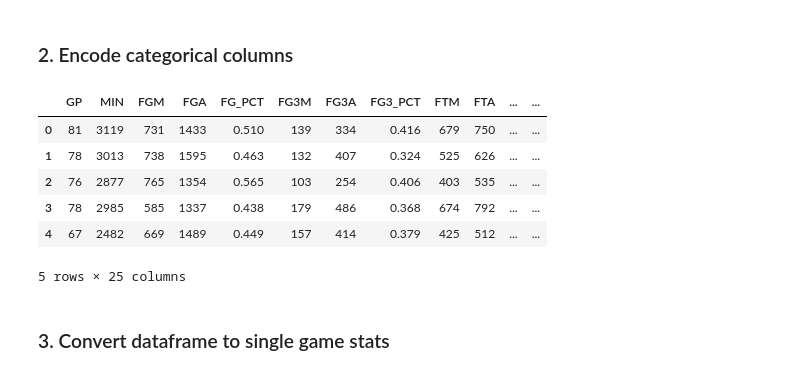
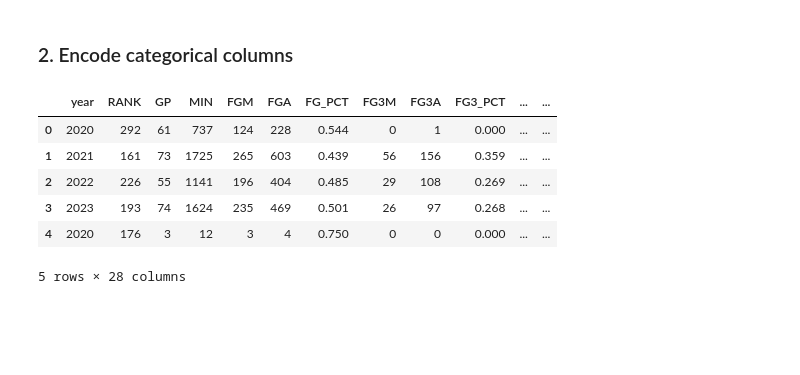
Before and after one commit to ncmoliver/NbaPerformanceFeedbackModel, a Jupyter notebook: analysis.ipynb, the cells around one changed output. Cells and saved outputs as stored; diff of their text form; code cells hidden in the pictures; blank space fills up the shorter version.

```diff
--- a/analysis.ipynb
+++ b/analysis.ipynb
@@ -17,3 +32,4 @@ playoff_data = pd.read_csv('data/Playoffs.csv')
 # %%
+player_position = player_position[['Player', 'Pos']]
 player_position.head()
 # %% [output]
@@ -26,9 +41,0 @@ player_position.head()
-# %%
-player_position = pd.read_csv('data/players.csv', encoding='ISO-8859-1', sep=';', usecols=[1, 2])
-
-# Rename the columns to 'Player' and 'Pos'
-player_position.columns = ['PLAYER', 'Pos']
-
-# Display the resulting DataFrame
-df = pd.DataFrame(player_position)
-df
@@ -77,0 +46,9 @@ display(playoff_data.tail())
+# %%
+# Split the column after the - to get the primary position of each player
+player_position['Pos'] = player_position['Pos'].str.split('-').str[0]
+# Remove the forward and guard position from the Pos row
+player_position = player_position[~player_position['Pos'].isin(['F', 'G'])]
+# Rename the player column to all caps for merge
+player_position = player_position.rename(columns={'Player' : 'PLAYER'})
+
+player_position.head()
@@ -106,5 +92,5 @@ combined_stats.head()
 # %%
-merged_df = pd.merge(df, combined_stats, on='PLAYER')
+merged_df = pd.merge(player_position, combined_stats, on='PLAYER')
 merged_df
 # %% [output]
 |  | PLAYER | Pos | year | Season_type | PLAYER_ID | RANK | TEAM_ID | TEAM | GP | MIN | ... |
@@ -130,30 +115,32 @@ array(['Kevin Durant', 'Kobe Bryant', 'LeBron James', ..., 'Dwayne Jones',
 # %%
 """
 Function Name: encode_categorical_columns
 
 Parameters: Takes in a dataframe
 
-Output: Converted dataframe, with dropped categorical columns, along with player and team mappings.
-* Converted Dataframe
-The player and team columns have been encoded and mapped so they can be decoded later.
-* Player and Team Mappings
-The function returns the player mappings and the team mappings so that they can be decoded later.
+Input: A dataframe
+Output: Encodes the following columns using LabelEncoder() and OneHotEncoder():
+    LabelEncoder():
+        # Encode the `Season_type` columns, 0 for Regular Season games and 1 for Playoff games
+        # Initialize LabelEncoder for players and teams column
+        # Use LabelEncoder to encode the `PLAYER`, `TEAM`, `POSITION` columns
+        # Save mappings to decode later
+        # Drop original player, team, and position columns
+        # Return the updated dataframe, player mappings, and  team mappings
 
-Description: Encodes categorical columns, like Season_type, PLAYER, and TEAM, using
+Description: Encodes categorical columns, like Season_type, PLAYER, position, and TEAM, using
 LabelEncoder. Also, it returns mappings for decoding later.
 
 """
 
 # Call the 'convert_to_single_game' function to convert dataframe
-encoded_df, player_mapping, team_mapping = encode_categorical_columns(combined_stats)
+encoded_df, player_mapping, team_mapping, position_mapping = encode_categorical_columns(merged_df)
 encoded_df.head()
 # %% [output]
-|  | GP | MIN | FGM | FGA | FG_PCT | FG3M | FG3A | FG3_PCT | FTM | FTA | ... | ... |
-| 0 | 81 | 3119 | 731 | 1433 | 0.510 | 139 | 334 | 0.416 | 679 | 750 | ... | ... |
-| 1 | 78 | 3013 | 738 | 1595 | 0.463 | 132 | 407 | 0.324 | 525 | 626 | ... | ... |
-| 2 | 76 | 2877 | 765 | 1354 | 0.565 | 103 | 254 | 0.406 | 403 | 535 | ... | ... |
-| 3 | 78 | 2985 | 585 | 1337 | 0.438 | 179 | 486 | 0.368 | 674 | 792 | ... | ... |
-| 4 | 67 | 2482 | 669 | 1489 | 0.449 | 157 | 414 | 0.379 | 425 | 512 | ... | ... |
+|  | year | RANK | GP | MIN | FGM | FGA | FG_PCT | FG3M | FG3A | FG3_PCT | ... | ... |
+| 0 | 2020 | 292 | 61 | 737 | 124 | 228 | 0.544 | 0 | 1 | 0.000 | ... | ... |
+| 1 | 2021 | 161 | 73 | 1725 | 265 | 603 | 0.439 | 56 | 156 | 0.359 | ... | ... |
+| 2 | 2022 | 226 | 55 | 1141 | 196 | 404 | 0.485 | 29 | 108 | 0.269 | ... | ... |
+| 3 | 2023 | 193 | 74 | 1624 | 235 | 469 | 0.501 | 26 | 97 | 0.268 | ... | ... |
+| 4 | 2020 | 176 | 3 | 12 | 3 | 4 | 0.750 | 0 | 0 | 0.000 | ... | ... |
-5 rows × 25 columns
+5 rows × 28 columns
-# %% [markdown]
-### 3. Convert dataframe to single game stats
```
Also changed, not shown: parts of 30 cells of this notebook, 4 other files.
